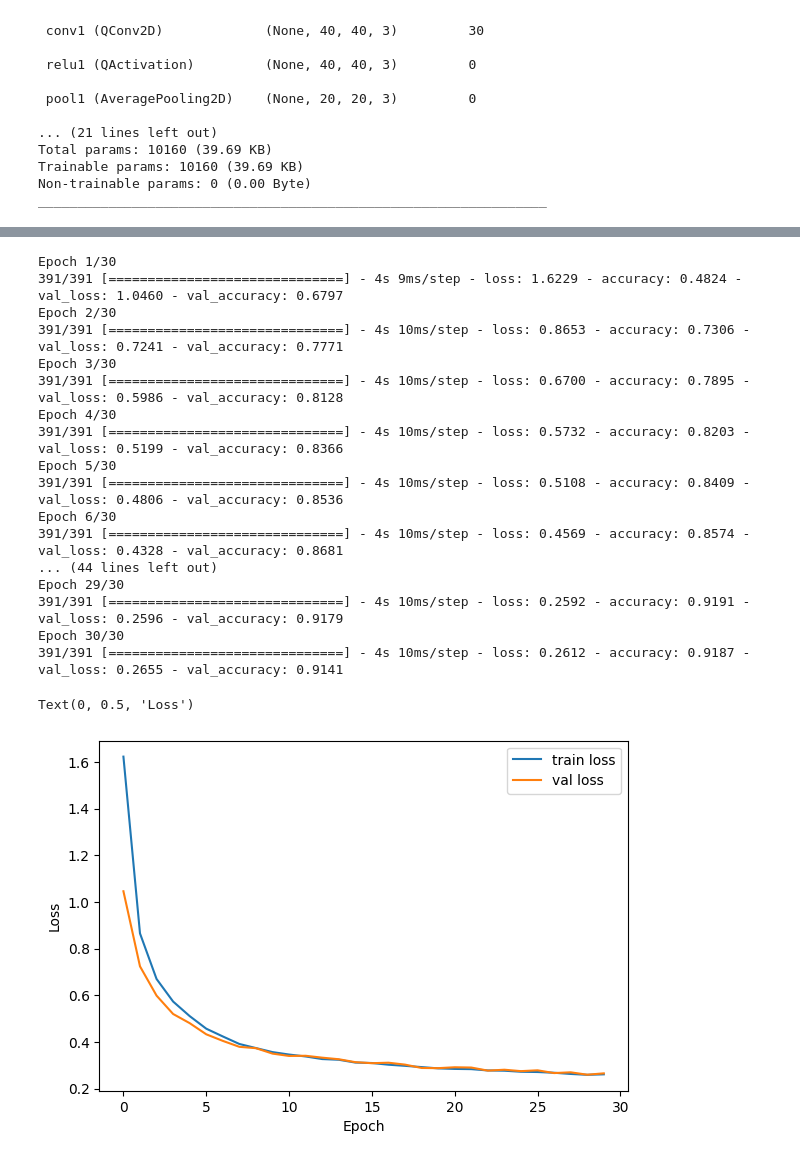
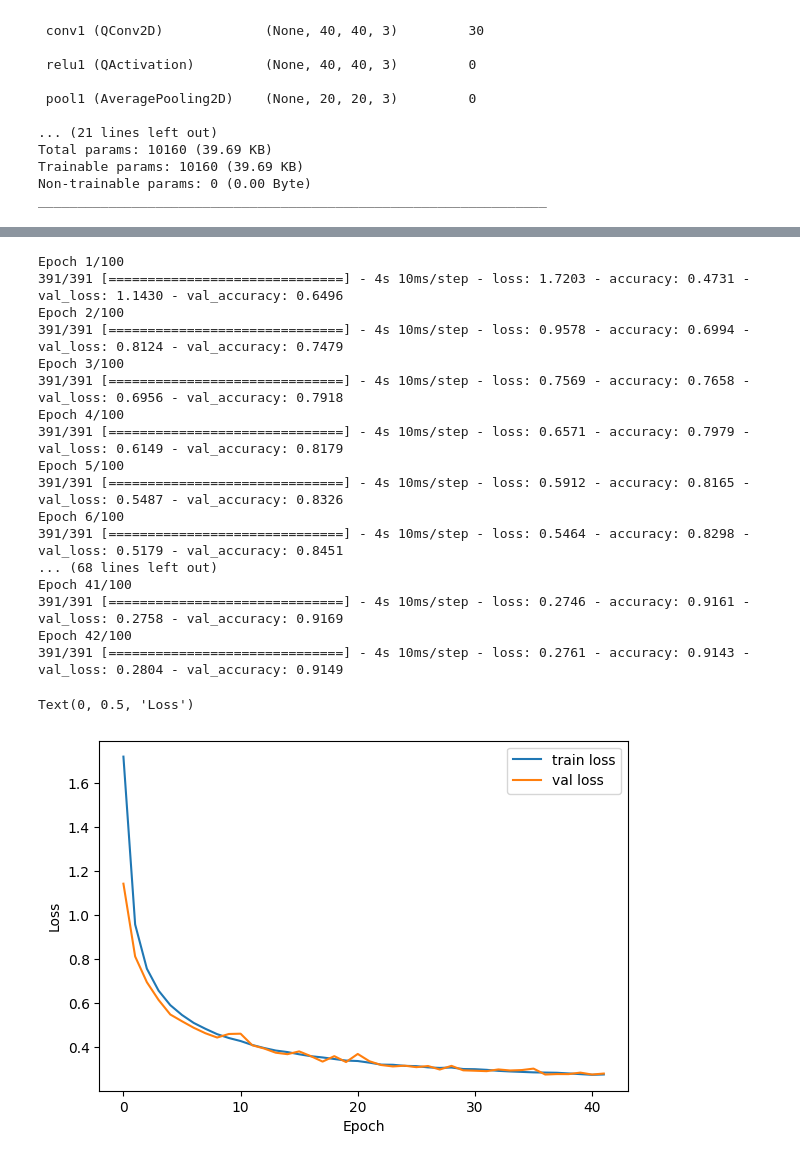
Before and after one commit to hftsoi/sparse, a Jupyter notebook: sparse_train.ipynb, the cells around one changed output, grey strips where cells are left out. Drawn from its saved outputs; the diff is of its cells as text; code cells hidden in the pictures.

```diff
--- a/sparse_train.ipynb
+++ b/sparse_train.ipynb
@@ -349,33 +396,40 @@ Text(0, 0.5, 'Loss')
 # %%
-history = cnn_full.fit(x_train, y_train, validation_data=(x_val, y_val), epochs=30, batch_size=128)
+early_stop = tf.keras.callbacks.EarlyStopping(
+    monitor='val_loss',
+    min_delta=1e-3,
+    patience=5,
+    mode='min',
+    restore_best_weights=True,
+)
+history = cnn_full.fit(x_train, y_train, validation_data=(x_val, y_val), epochs=100, batch_size=128, callbacks=[early_stop])
 
 plt.figure(figsize=(15,10))
 axes = plt.subplot(2, 2, 1)
 axes.plot(history.history['loss'], label='train loss')
 axes.plot(history.history['val_loss'], label='val loss')
 axes.legend(loc="upper right")
 axes.set_xlabel('Epoch')
 axes.set_ylabel('Loss')
 # %% [output]
-Epoch 1/30
-391/391 [==============================] - 4s 9ms/step - loss: 1.6229 - accuracy: 0.4824 - val_loss: 1.0460 - val_accuracy: 0.6797
-Epoch 2/30
-391/391 [==============================] - 4s 10ms/step - loss: 0.8653 - accuracy: 0.7306 - val_loss: 0.7241 - val_accuracy: 0.7771
-Epoch 3/30
-391/391 [==============================] - 4s 10ms/step - loss: 0.6700 - accuracy: 0.7895 - val_loss: 0.5986 - val_accuracy: 0.8128
-Epoch 4/30
-391/391 [==============================] - 4s 10ms/step - loss: 0.5732 - accuracy: 0.8203 - val_loss: 0.5199 - val_accuracy: 0.8366
-Epoch 5/30
-391/391 [==============================] - 4s 10ms/step - loss: 0.5108 - accuracy: 0.8409 - val_loss: 0.4806 - val_accuracy: 0.8536
-Epoch 6/30
-391/391 [==============================] - 4s 10ms/step - loss: 0.4569 - accuracy: 0.8574 - val_loss: 0.4328 - val_accuracy: 0.8681
-... (44 lines left out)
-Epoch 29/30
-391/391 [==============================] - 4s 10ms/step - loss: 0.2592 - accuracy: 0.9191 - val_loss: 0.2596 - val_accuracy: 0.9179
-Epoch 30/30
-391/391 [==============================] - 4s 10ms/step - loss: 0.2612 - accuracy: 0.9187 - val_loss: 0.2655 - val_accuracy: 0.9141
+Epoch 1/100
+391/391 [==============================] - 4s 10ms/step - loss: 1.7203 - accuracy: 0.4731 - val_loss: 1.1430 - val_accuracy: 0.6496
+Epoch 2/100
+391/391 [==============================] - 4s 10ms/step - loss: 0.9578 - accuracy: 0.6994 - val_loss: 0.8124 - val_accuracy: 0.7479
+Epoch 3/100
+391/391 [==============================] - 4s 10ms/step - loss: 0.7569 - accuracy: 0.7658 - val_loss: 0.6956 - val_accuracy: 0.7918
+Epoch 4/100
+391/391 [==============================] - 4s 10ms/step - loss: 0.6571 - accuracy: 0.7979 - val_loss: 0.6149 - val_accuracy: 0.8179
+Epoch 5/100
+391/391 [==============================] - 4s 10ms/step - loss: 0.5912 - accuracy: 0.8165 - val_loss: 0.5487 - val_accuracy: 0.8326
+Epoch 6/100
+391/391 [==============================] - 4s 10ms/step - loss: 0.5464 - accuracy: 0.8298 - val_loss: 0.5179 - val_accuracy: 0.8451
+... (68 lines left out)
+Epoch 41/100
+391/391 [==============================] - 4s 10ms/step - loss: 0.2746 - accuracy: 0.9161 - val_loss: 0.2758 - val_accuracy: 0.9169
+Epoch 42/100
+391/391 [==============================] - 4s 10ms/step - loss: 0.2761 - accuracy: 0.9143 - val_loss: 0.2804 - val_accuracy: 0.9149
 Text(0, 0.5, 'Loss')
-[figure, old version]
+[figure, new version]
 # %%
 y_pred_sparse = cnn_sparse.predict(x_test)
 y_pred_full = cnn_full.predict(x_test)
```
Also changed, not shown: parts of 10 cells of this notebook.
